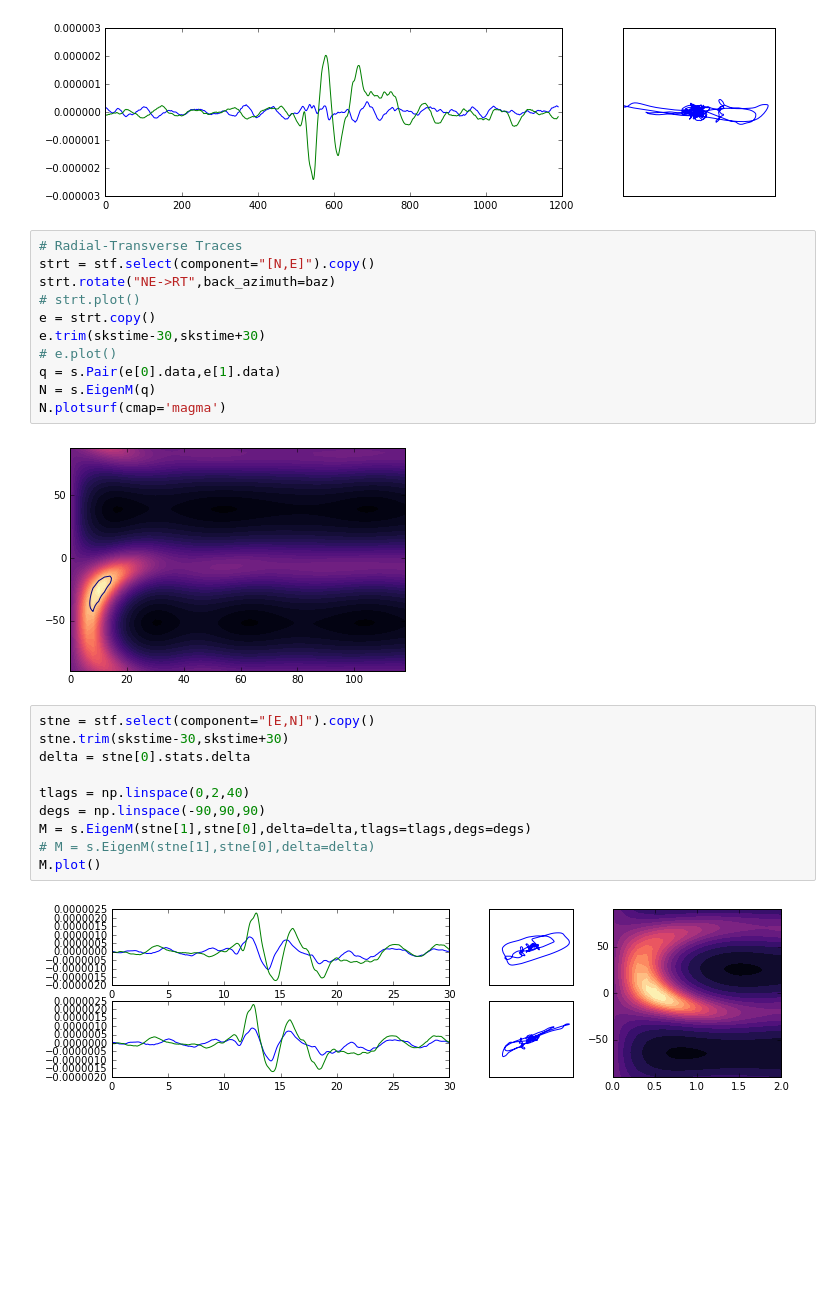
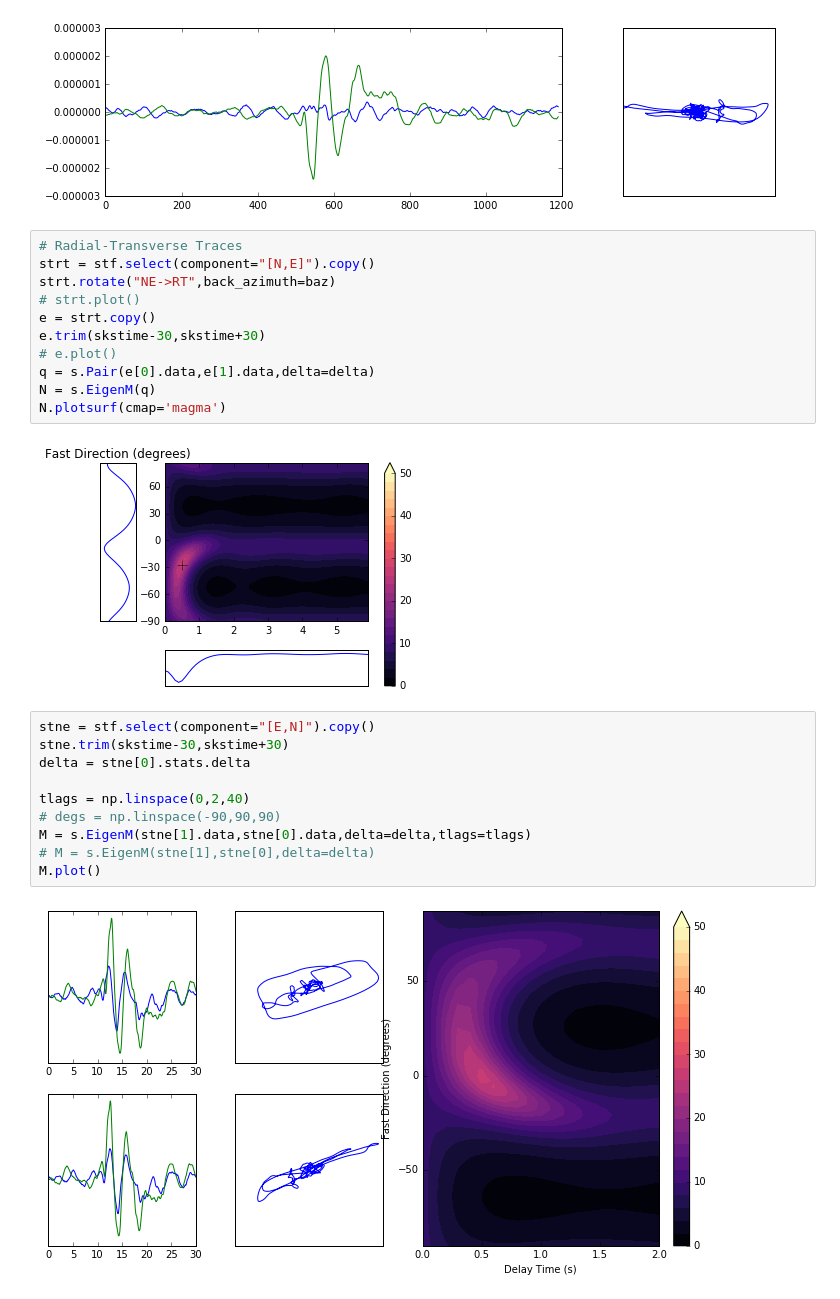
Before and after one commit to JackWalpole/splitwavepy, a Jupyter notebook: devel/Work_with_obspy.ipynb, the cells around one changed output. Drawn from its saved outputs; the diff is of its cells as text; blank space fills up the shorter version.

```diff
--- a/devel/Work_with_obspy.ipynb
+++ b/devel/Work_with_obspy.ipynb
@@ -97,23 +98,23 @@ strt.rotate("NE->RT",back_azimuth=baz)
 e = strt.copy()
 e.trim(skstime-30,skstime+30)
 # e.plot()
-q = s.Pair(e[0].data,e[1].data)
+q = s.Pair(e[0].data,e[1].data,delta=delta)
 N = s.EigenM(q)
 N.plotsurf(cmap='magma')
 # %% [output]
-[figure, old version]
+[figure, new version]
 # %%
 stne = stf.select(component="[E,N]").copy()
 stne.trim(skstime-30,skstime+30)
 delta = stne[0].stats.delta
 
 tlags = np.linspace(0,2,40)
-degs = np.linspace(-90,90,90)
-M = s.EigenM(stne[1],stne[0],delta=delta,tlags=tlags,degs=degs)
+# degs = np.linspace(-90,90,90)
+M = s.EigenM(stne[1].data,stne[0].data,delta=delta,tlags=tlags)
 # M = s.EigenM(stne[1],stne[0],delta=delta)
 M.plot()
 # %% [output]
-[figure, old version]
+[figure, new version]
 # %%
 M.plotsurf()
 # %% [output]
```
Also changed, not shown: parts of 9 cells of this notebook, 3 other files.
